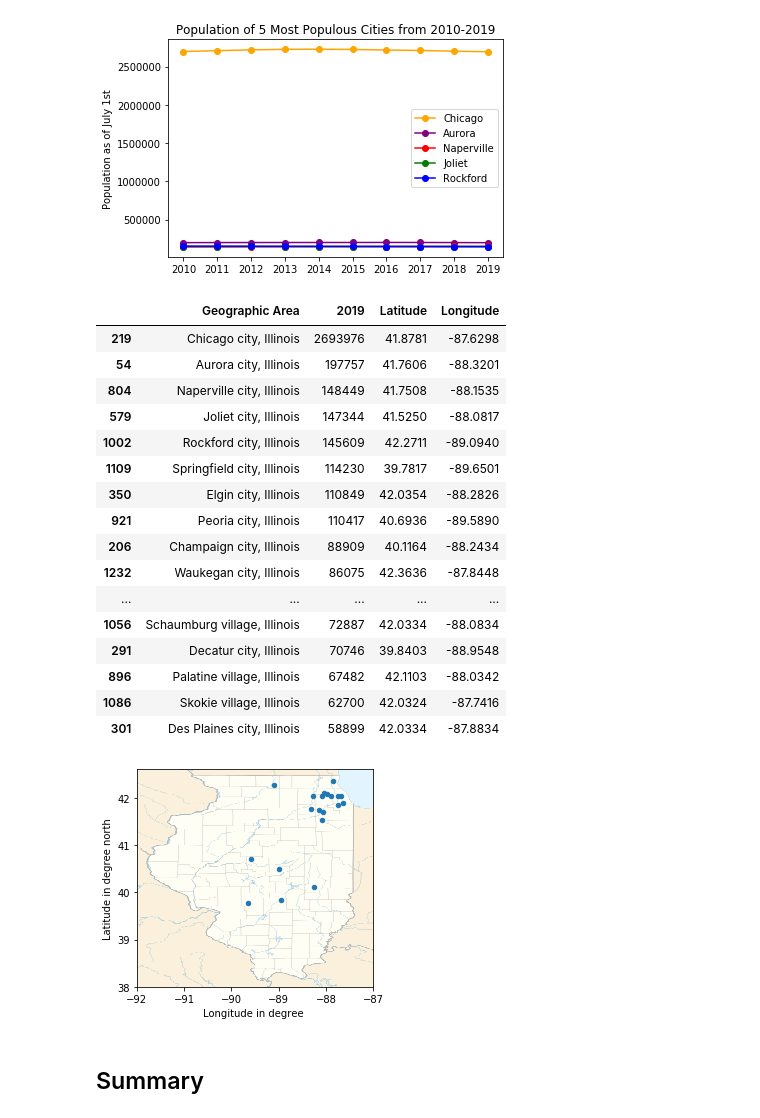
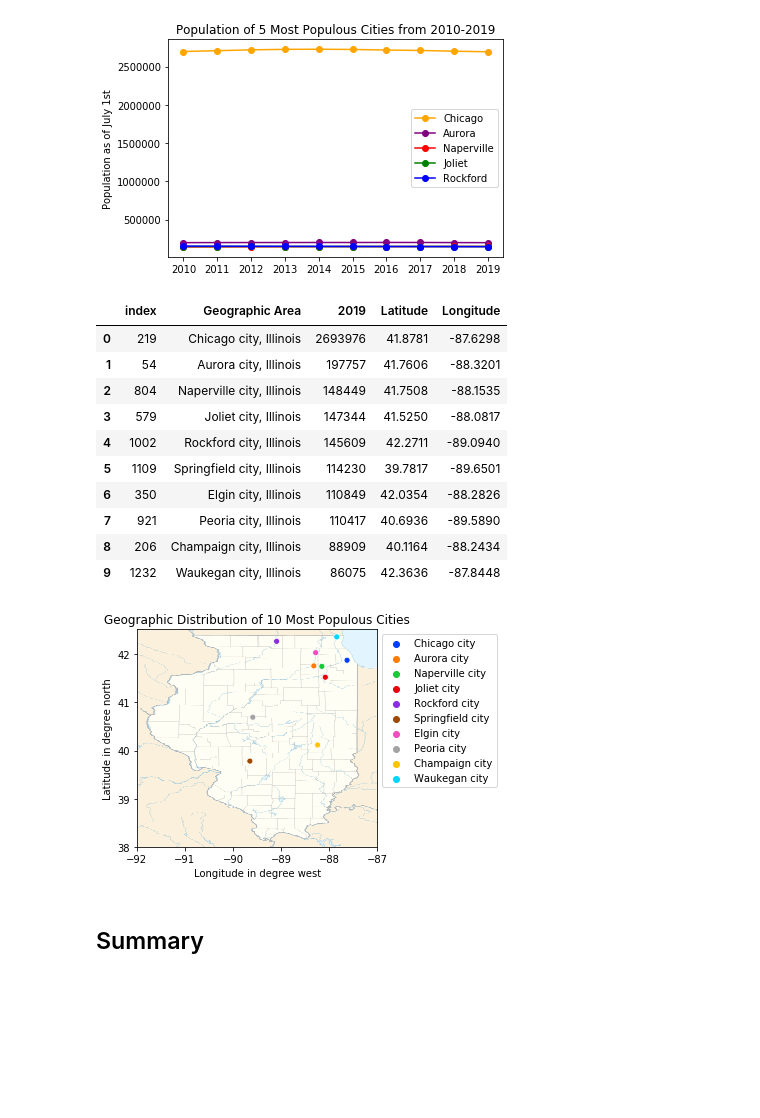
Before and after one commit to tcyang01/Data-Visualization, a Jupyter notebook: censusIL/censusIL.ipynb, the cells around one changed output. Cells and saved outputs as stored; diff of their text form; code cells hidden in the pictures; blank space fills up the shorter version.

Commit message:
color scatterplot and add legend

```diff
--- a/censusIL/censusIL.ipynb
+++ b/censusIL/censusIL.ipynb
@@ -296,43 +296,43 @@ plt.show()
 # %% [output]
 [figure]
 # %%
-df_top10_19 = df.nlargest(20,'2019')[['Geographic Area','2019']]
-df_top10_19['Geographic Area'] = df_top10_19['Geographic Area'].replace(', Illinois',"")
+df_top10_19 = df.nlargest(10,'2019')[['Geographic Area','2019']].reset_index()
+df_top10_19['Geographic Area'] = df_top10_19['Geographic Area']
 df_top10_19['Latitude'] = [41.8781,41.7606,41.7508,41.5250,42.2711,
-                           39.7817,42.0354,40.6936,40.1164,42.3636,
-                           41.8456,40.4842,42.0884,41.6986,42.0451,
-                           42.0334,39.8403,42.1103,42.0324,42.0334]
+                           39.7817,42.0354,40.6936,40.1164,42.3636]
+#                           41.8456,40.4842,42.0884,41.6986,42.0451]
+#                           #42.0334,39.8403,42.1103,42.0324,42.0334]
 df_top10_19['Longitude'] = [-87.6298,-88.3201,-88.1535,-88.0817,-89.0940,
-                            -89.6501,-88.2826,-89.5890,-88.2434,-87.8448,
-                            -87.7539,-88.9937,-87.9806,-88.0684,-87.6877,
-                            -88.0834,-88.9548,-88.0342,-87.7416,-87.8834]
+                            -89.6501,-88.2826,-89.5890,-88.2434,-87.8448]
+#                            -87.7539,-88.9937,-87.9806,-88.0684,-87.6877]
+#                            #-88.0834,-88.9548,-88.0342,-87.7416,-87.8834]
 df_top10_19
 # %% [output]
-|  | Geographic Area | 2019 | Latitude | Longitude |
-| 219 | Chicago city, Illinois | 2693976 | 41.8781 | -87.6298 |
-| 54 | Aurora city, Illinois | 197757 | 41.7606 | -88.3201 |
-| 804 | Naperville city, Illinois | 148449 | 41.7508 | -88.1535 |
-| 579 | Joliet city, Illinois | 147344 | 41.5250 | -88.0817 |
-| 1002 | Rockford city, Illinois | 145609 | 42.2711 | -89.0940 |
-| 1109 | Springfield city, Illinois | 114230 | 39.7817 | -89.6501 |
-| 350 | Elgin city, Illinois | 110849 | 42.0354 | -88.2826 |
-| 921 | Peoria city, Illinois | 110417 | 40.6936 | -89.5890 |
-| 206 | Champaign city, Illinois | 88909 | 40.1164 | -88.2434 |
-| 1232 | Waukegan city, Illinois | 86075 | 42.3636 | -87.8448 |
-| ... | ... | ... | ... | ... |
-| 1056 | Schaumburg village, Illinois | 72887 | 42.0334 | -88.0834 |
-| 291 | Decatur city, Illinois | 70746 | 39.8403 | -88.9548 |
-| 896 | Palatine village, Illinois | 67482 | 42.1103 | -88.0342 |
-| 1086 | Skokie village, Illinois | 62700 | 42.0324 | -87.7416 |
-| 301 | Des Plaines city, Illinois | 58899 | 42.0334 | -87.8834 |
+|  | index | Geographic Area | 2019 | Latitude | Longitude |
+| 0 | 219 | Chicago city, Illinois | 2693976 | 41.8781 | -87.6298 |
+| 1 | 54 | Aurora city, Illinois | 197757 | 41.7606 | -88.3201 |
+| 2 | 804 | Naperville city, Illinois | 148449 | 41.7508 | -88.1535 |
+| 3 | 579 | Joliet city, Illinois | 147344 | 41.5250 | -88.0817 |
+| 4 | 1002 | Rockford city, Illinois | 145609 | 42.2711 | -89.0940 |
+| 5 | 1109 | Springfield city, Illinois | 114230 | 39.7817 | -89.6501 |
+| 6 | 350 | Elgin city, Illinois | 110849 | 42.0354 | -88.2826 |
+| 7 | 921 | Peoria city, Illinois | 110417 | 40.6936 | -89.5890 |
+| 8 | 206 | Champaign city, Illinois | 88909 | 40.1164 | -88.2434 |
+| 9 | 1232 | Waukegan city, Illinois | 86075 | 42.3636 | -87.8448 |
 # %%
 illinois_map = mpimg.imread('Illinois.png')
-fig = df_top10_19.plot(kind='scatter',x='Longitude',y='Latitude')
-plt.imshow(illinois_map, extent=[-92,-87,38,42.6],alpha=0.5)
-plt.xlabel('Longitude in degree ')
+label_map = []
+for i in range(10):
+    label_map.append(df_top10_19['Geographic Area'][i].split(', ')[0])
+
+sns.scatterplot(x='Longitude',y='Latitude',data=df_top10_19,hue=label_map,palette='bright')
+plt.imshow(illinois_map, extent=[-92,-87,38,42.52],alpha=0.5)
+plt.xlabel('Longitude in degree west')
 plt.ylabel('Latitude in degree north')
+plt.legend(bbox_to_anchor=(1,1))
+plt.title('Geographic Distribution of 10 Most Populous Cities')
 plt.show()
 # %% [output]
-[figure, old version]
+[figure, new version]
 # %% [markdown]
 ## Summary
```
Also changed, not shown: parts of 5 cells of this notebook.
